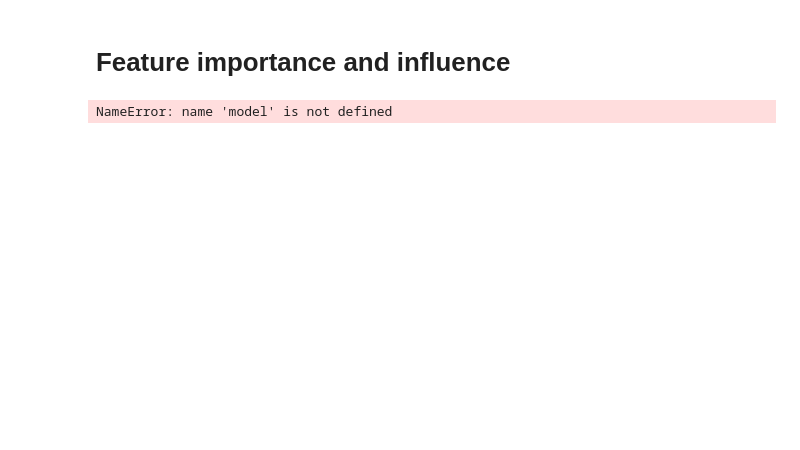
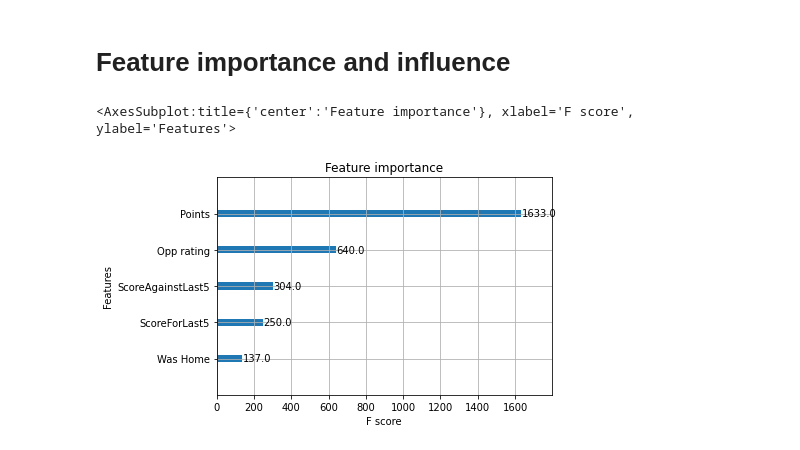
Before and after one commit to Fran3x/FPL_Model, a Jupyter notebook: notebooks/XGBoost_predictions.ipynb, the cells around one changed output. Cells and saved outputs as stored; diff of their text form; code cells hidden in the pictures; blank space fills up the shorter version.

```diff
--- a/notebooks/XGBoost_predictions.ipynb
+++ b/notebooks/XGBoost_predictions.ipynb
@@ -374,8 +386,9 @@ df_predictions_fwd[info + to_predict + ["pred"]].sort_values(by=["pred"], ascend
 # %% [markdown]
 # Feature importance and influence
 # %%
-plot_importance(model)
+plot_importance(model_fwd)
 # %% [output]
-NameError: name 'model' is not defined
+<AxesSubplot:title={'center':'Feature importance'}, xlabel='F score', ylabel='Features'>
+[figure, added]
 # %%
 fig, ax = plt.subplots(figsize=(16, 8))
```
Also changed, not shown: parts of 14 cells of this notebook, 9 other files.
